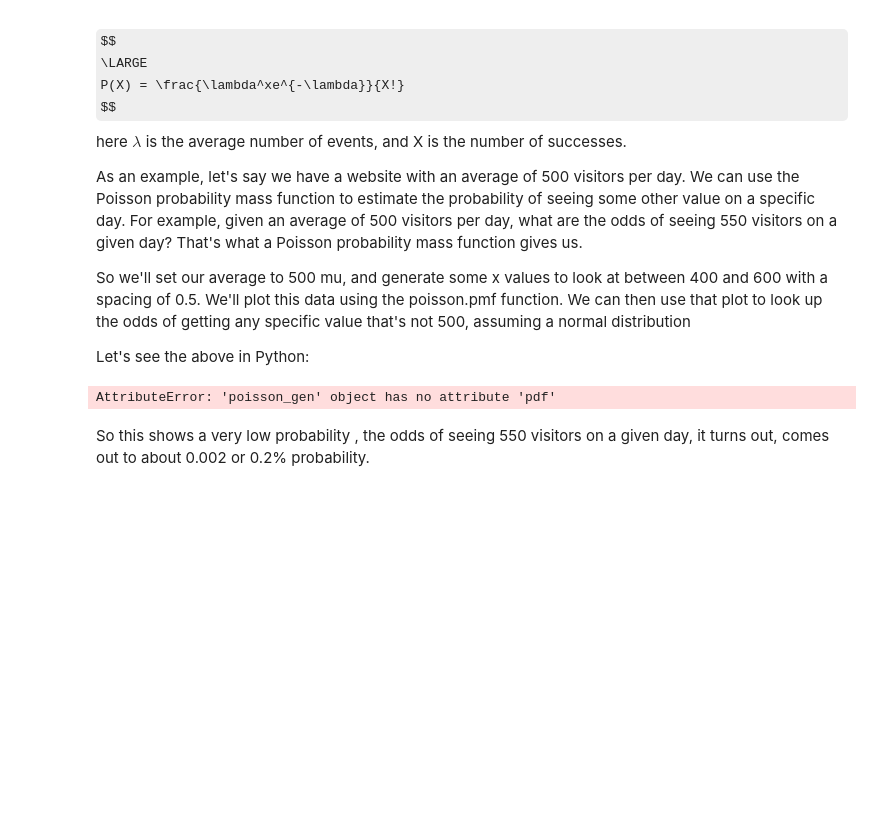
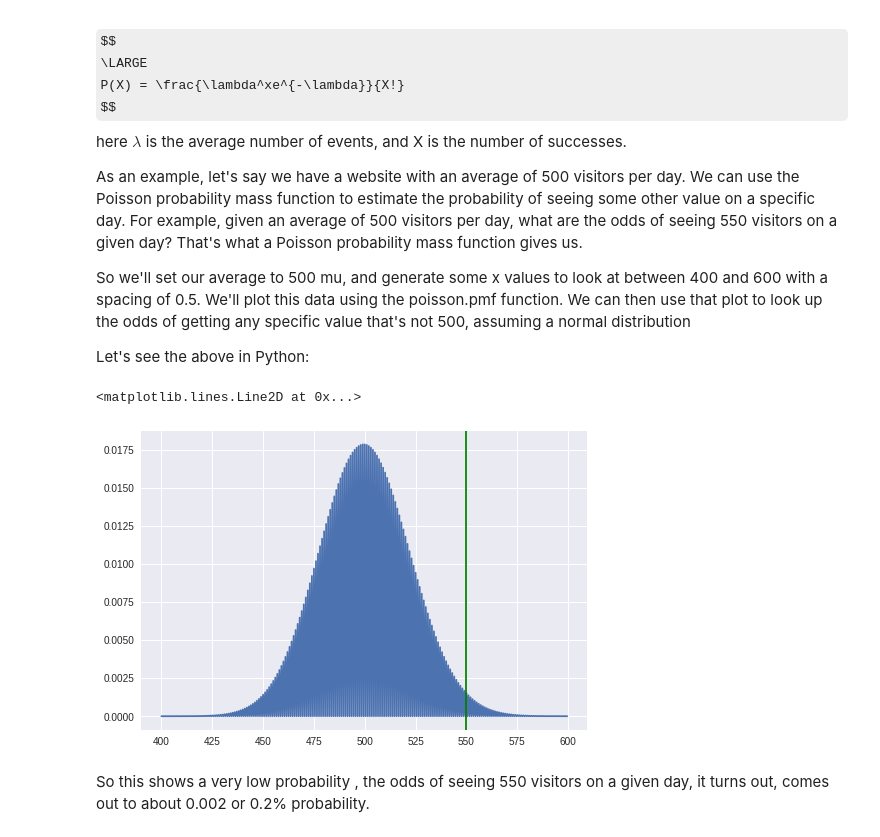
Before and after one commit to ortsed/dsc-probability-distributions-recap-dc-ds-career-042219, a Jupyter notebook: index.ipynb, the cells around one changed output. Saved outputs shown, nothing was run; the diff lists cells and outputs as text; code cells hidden in the pictures; some formulas as TeX source; blank space fills up the shorter version.

```diff
--- a/index.ipynb
+++ b/index.ipynb
@@ -163,12 +163,13 @@ Let's see the above in Python:
 # %%
 from scipy.stats import poisson
 import matplotlib.pyplot as plt
 mu = 500
 x = np.arange(400, 600, 0.5)
-plt.plot(x, poisson.pdf(x, mu))
+plt.plot(x, poisson.pmf(x, mu))
 plt.axvline(550, color= 'g')
 # %% [output]
-AttributeError: 'poisson_gen' object has no attribute 'pdf'
+<matplotlib.lines.Line2D at 0x...>
+[figure, added]
 # %% [markdown]
 So this shows a very low probability , the odds of seeing 550 visitors on a given day, it turns out, comes out to about 0.002 or 0.2% probability.
 # %% [markdown]
```
